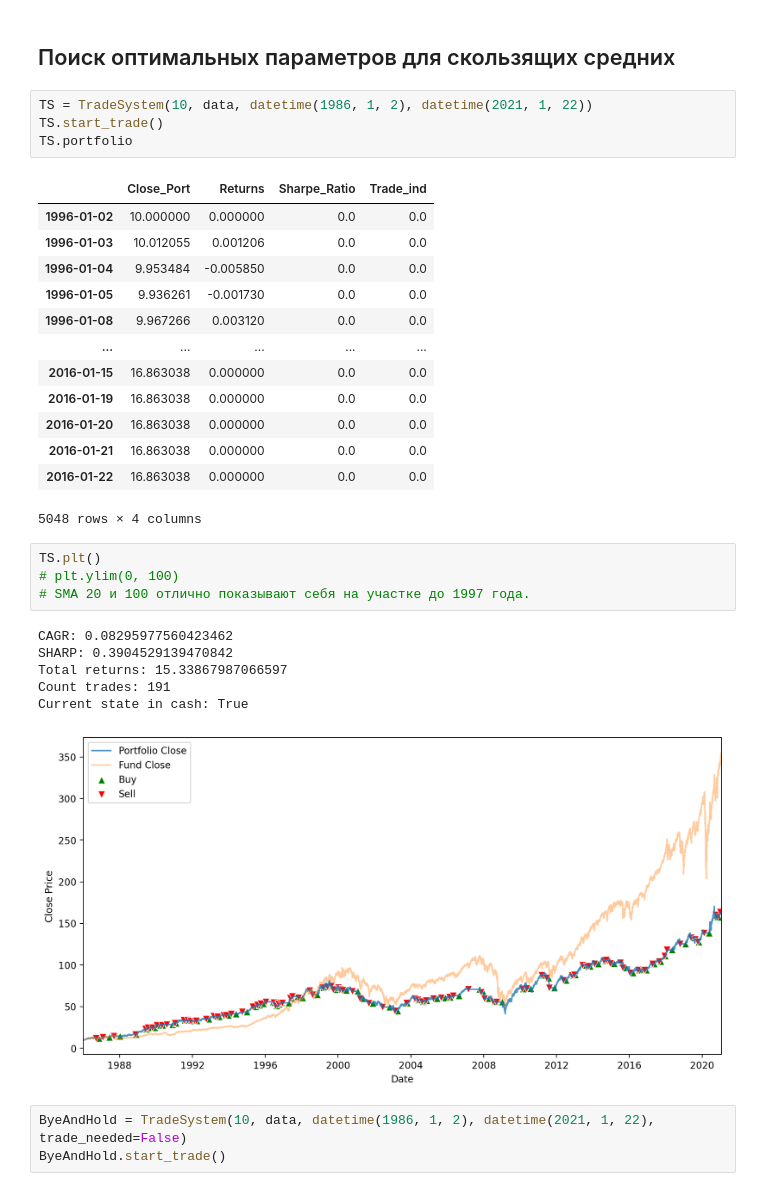
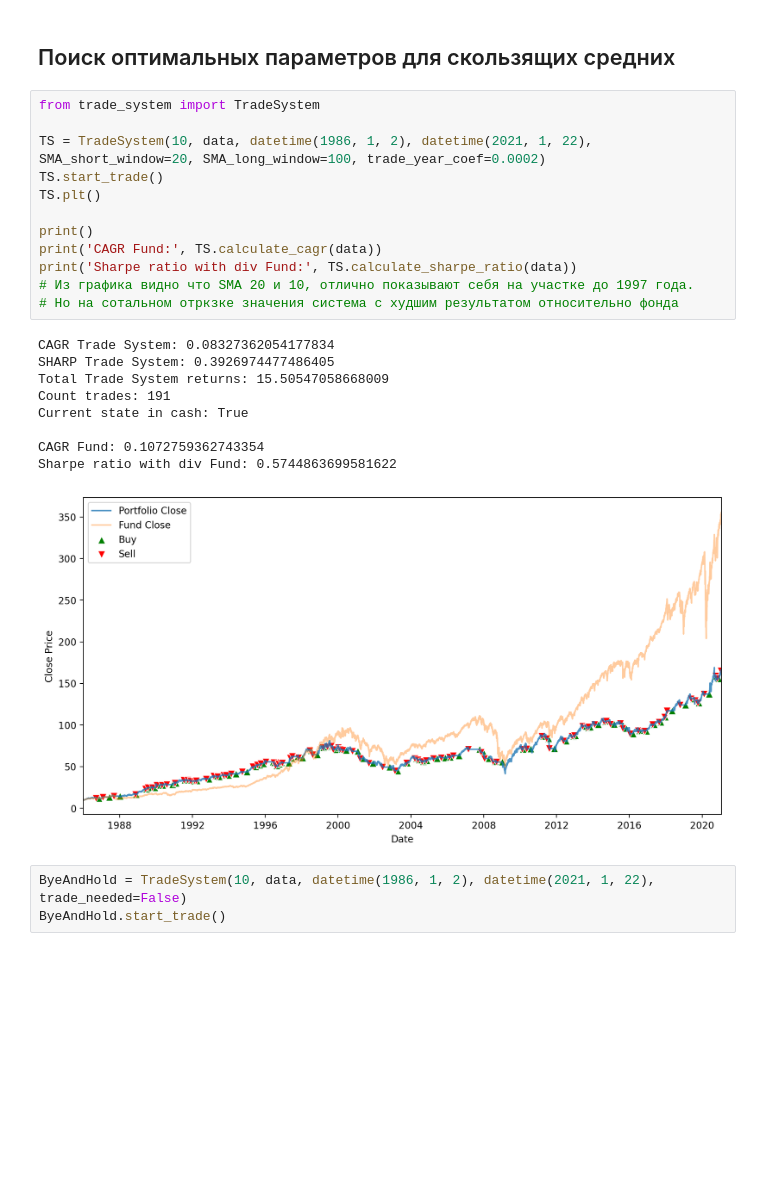
Before and after one commit to Den-is-me/test_ff, a Jupyter notebook: test_ff.ipynb, the cells around one changed output. Cells and saved outputs as stored; diff of their text form; blank space fills up the shorter version.

```diff
--- a/test_ff.ipynb
+++ b/test_ff.ipynb
@@ -860,34 +862,27 @@ class TradeSystem():
 # %% [markdown]
 ## Поиск оптимальных параметров для скользящих средних
 # %%
-TS = TradeSystem(10, data, datetime(1986, 1, 2), datetime(2021, 1, 22))
+from trade_system import TradeSystem
+
+TS = TradeSystem(10, data, datetime(1986, 1, 2), datetime(2021, 1, 22), SMA_short_window=20, SMA_long_window=100, trade_year_coef=0.0002)
 TS.start_trade()
-TS.portfolio
+TS.plt()
+
+print()
+print('CAGR Fund:', TS.calculate_cagr(data))
+print('Sharpe ratio with div Fund:', TS.calculate_sharpe_ratio(data))
+# Из графика видно что SMA 20 и 10, отлично показывают себя на участке до 1997 года.
+# Но на сотальном отркзке значения система с худшим результатом относительно фонда
 # %% [output]
-|  | Close_Port | Returns | Sharpe_Ratio | Trade_ind |
-| 1996-01-02 | 10.000000 | 0.000000 | 0.0 | 0.0 |
-| 1996-01-03 | 10.012055 | 0.001206 | 0.0 | 0.0 |
-| 1996-01-04 | 9.953484 | -0.005850 | 0.0 | 0.0 |
-| 1996-01-05 | 9.936261 | -0.001730 | 0.0 | 0.0 |
-| 1996-01-08 | 9.967266 | 0.003120 | 0.0 | 0.0 |
-| ... | ... | ... | ... | ... |
-| 2016-01-15 | 16.863038 | 0.000000 | 0.0 | 0.0 |
-| 2016-01-19 | 16.863038 | 0.000000 | 0.0 | 0.0 |
-| 2016-01-20 | 16.863038 | 0.000000 | 0.0 | 0.0 |
-| 2016-01-21 | 16.863038 | 0.000000 | 0.0 | 0.0 |
-| 2016-01-22 | 16.863038 | 0.000000 | 0.0 | 0.0 |
-5048 rows × 4 columns
+CAGR Trade System: 0.08327362054177834
+SHARP Trade System: 0.3926974477486405
+Total Trade System returns: 15.50547058668009
+Count trades: 191
+Current state in cash: True
+
+CAGR Fund: 0.1072759362743354
+Sharpe ratio with div Fund: 0.5744863699581622
+[figure, added]
-# %%
-TS.plt()
-# plt.ylim(0, 100)
-# SMA 20 и 100 отлично показывают себя на участке до 1997 года.
-# %% [output]
-CAGR: 0.08295977560423462
-SHARP: 0.3904529139470842
-Total returns: 15.33867987066597
-Count trades: 191
-Current state in cash: True
-[figure, removed]
 # %%
 ByeAndHold = TradeSystem(10, data, datetime(1986, 1, 2), datetime(2021, 1, 22), trade_needed=False)
 ByeAndHold.start_trade()
```
Also changed, not shown: parts of 20 cells of this notebook, 1 other file.
